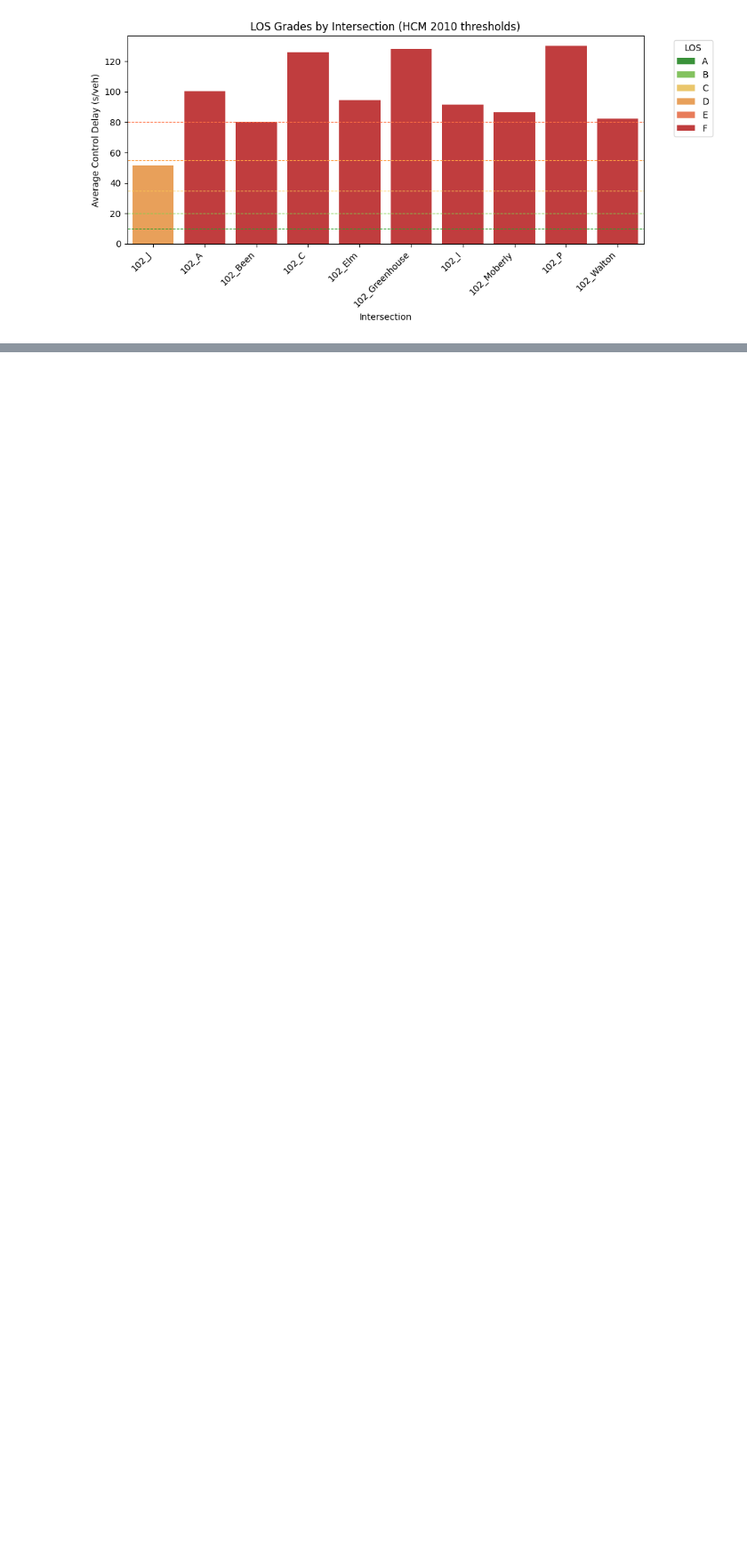
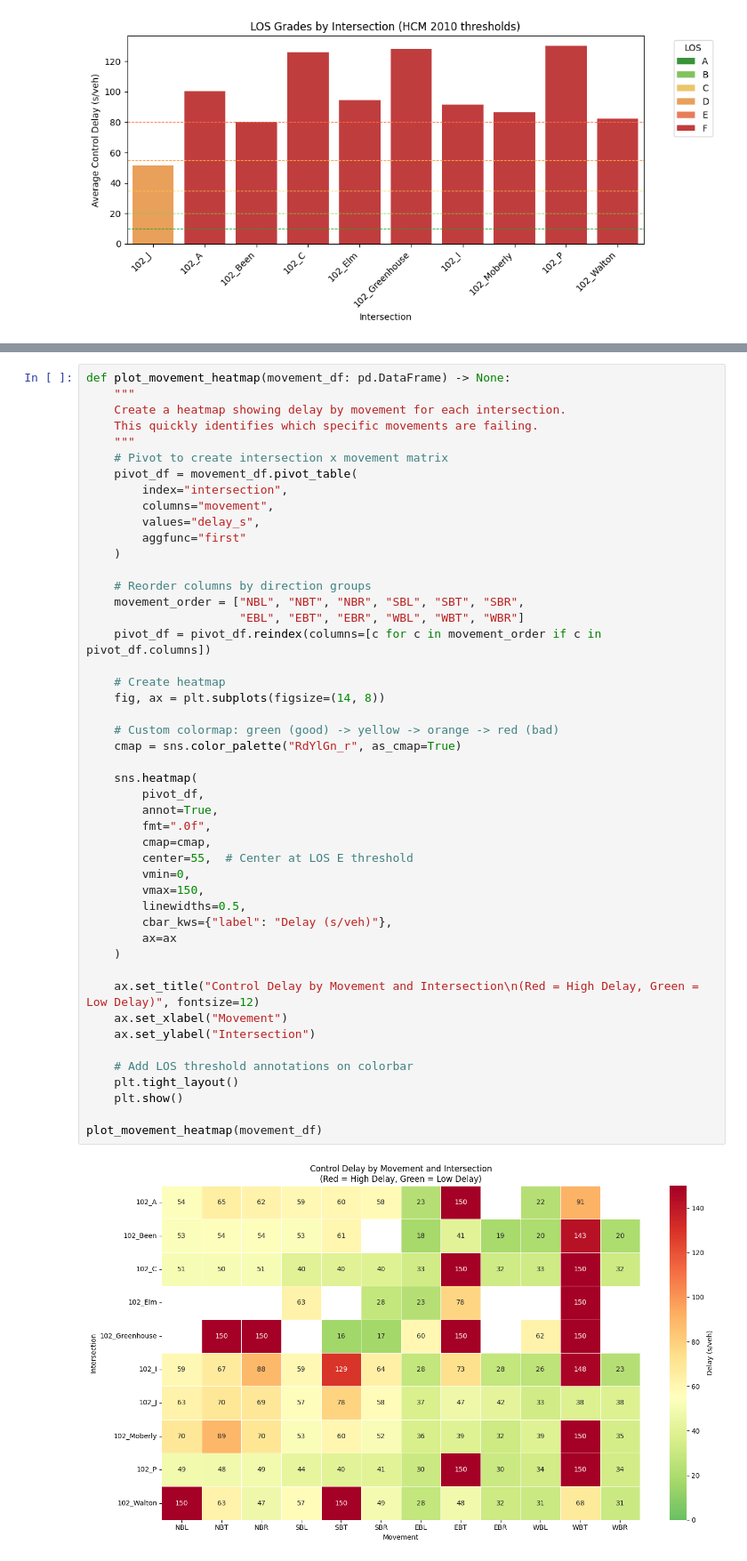
Before and after one commit to Brettberry07/COB-Traffic-Project, a Jupyter notebook: LOS_analysis.ipynb, the cells around one changed output, grey strips where cells are left out. Shown: that part at 89% size. Cells and saved outputs as stored; diff of their text form; blank space fills up the shorter version.

```diff
--- a/LOS_analysis.ipynb
+++ b/LOS_analysis.ipynb
@@ -915,0 +1349,49 @@ plot_los_barchart(los_df.dropna(subset=["LOS"]))
+# %%
+def plot_movement_heatmap(movement_df: pd.DataFrame) -> None:
+    """
+    Create a heatmap showing delay by movement for each intersection.
+    This quickly identifies which specific movements are failing.
+    """
+    # Pivot to create intersection x movement matrix
+    pivot_df = movement_df.pivot_table(
+        index="intersection",
+        columns="movement",
+        values="delay_s",
+        aggfunc="first"
+    )
+
+    # Reorder columns by direction groups
+    movement_order = ["NBL", "NBT", "NBR", "SBL", "SBT", "SBR",
+                      "EBL", "EBT", "EBR", "WBL", "WBT", "WBR"]
+    pivot_df = pivot_df.reindex(columns=[c for c in movement_order if c in pivot_df.columns])
+
+    # Create heatmap
+    fig, ax = plt.subplots(figsize=(14, 8))
+
+    # Custom colormap: green (good) -> yellow -> orange -> red (bad)
+    cmap = sns.color_palette("RdYlGn_r", as_cmap=True)
+
+    sns.heatmap(
+        pivot_df,
+        annot=True,
+        fmt=".0f",
+        cmap=cmap,
+        center=55,  # Center at LOS E threshold
+        vmin=0,
+        vmax=150,
+        linewidths=0.5,
+        cbar_kws={"label": "Delay (s/veh)"},
+        ax=ax
+    )
+
+    ax.set_title("Control Delay by Movement and Intersection\n(Red = High Delay, Green = Low Delay)", fontsize=12)
+    ax.set_xlabel("Movement")
+    ax.set_ylabel("Intersection")
+
+    # Add LOS threshold annotations on colorbar
+    plt.tight_layout()
+    plt.show()
+
+plot_movement_heatmap(movement_df)
+# %% [output]
+[figure, added]
```
Also changed, not shown: parts of 11 cells of this notebook.
